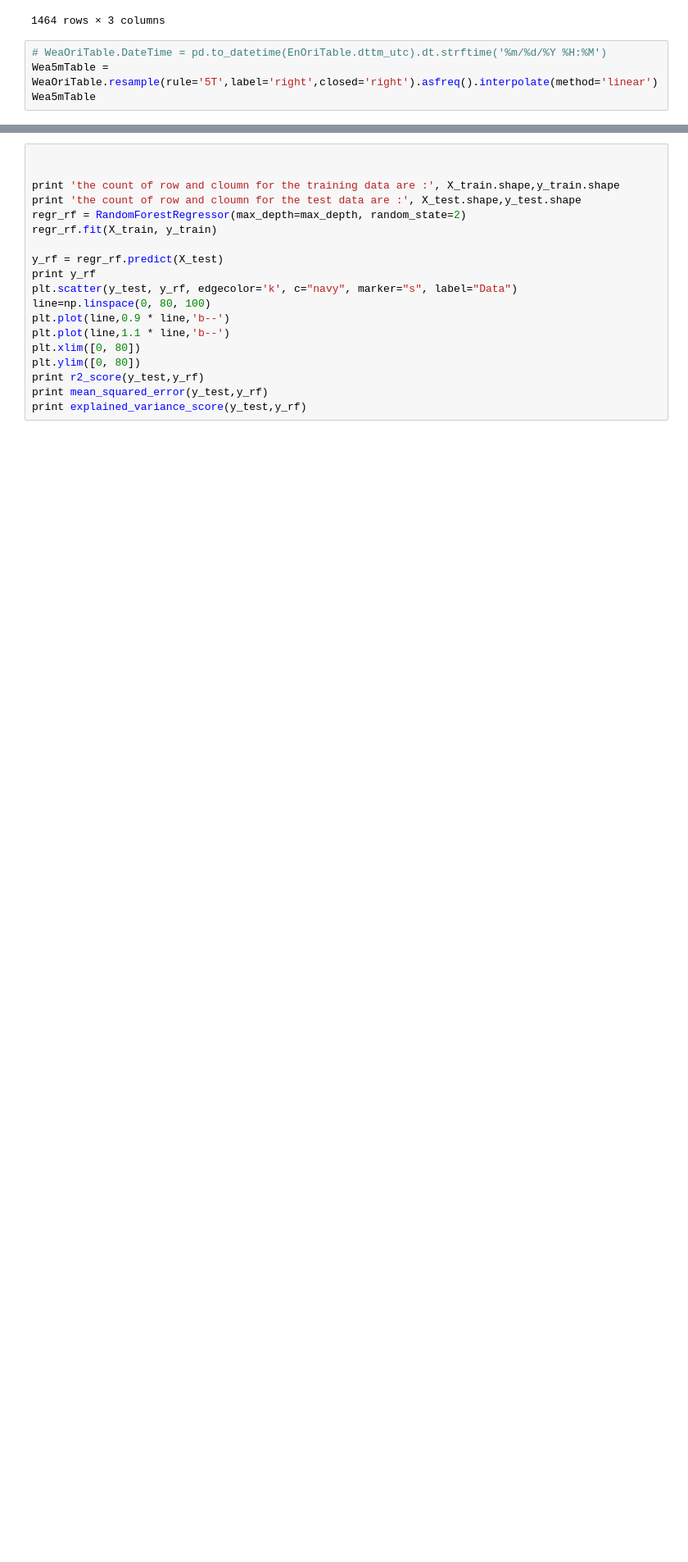
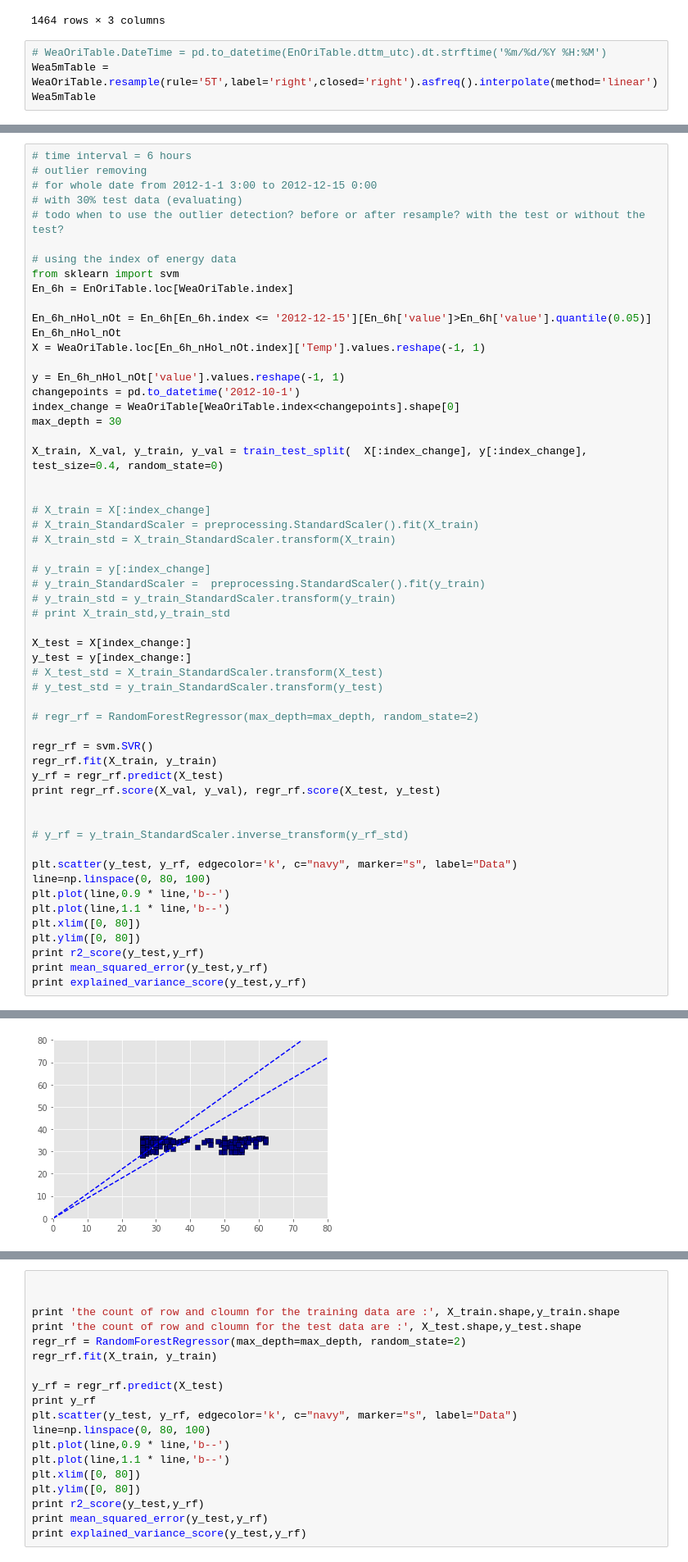
Before and after one commit to YPHu-IBDB/JupyterWorks, a Jupyter notebook: forResample.ipynb, the cells around one changed output, grey strips where cells are left out. Shown at 82% size. Drawn from its saved outputs; the diff is of its cells as text; blank space fills up the shorter version.

```diff
--- a/forResample.ipynb
+++ b/forResample.ipynb
@@ -122,0 +259,57 @@ DatetimeIndex(['2012-06-21 14:20:00', '2012-06-21 15:40:00',
+# %%
+# time interval = 6 hours
+# outlier removing
+# for whole date from 2012-1-1 3:00 to 2012-12-15 0:00
+# with 30% test data (evaluating)
+# todo when to use the outlier detection? before or after resample? with the test or without the test?
+
+# using the index of energy data
+from sklearn import svm
+En_6h = EnOriTable.loc[WeaOriTable.index]
+
+En_6h_nHol_nOt = En_6h[En_6h.index <= '2012-12-15'][En_6h['value']>En_6h['value'].quantile(0.05)]
+En_6h_nHol_nOt
+X = WeaOriTable.loc[En_6h_nHol_nOt.index]['Temp'].values.reshape(-1, 1)
+
+y = En_6h_nHol_nOt['value'].values.reshape(-1, 1)
+changepoints = pd.to_datetime('2012-10-1')
+index_change = WeaOriTable[WeaOriTable.index<changepoints].shape[0]
+max_depth = 30
+
+X_train, X_val, y_train, y_val = train_test_split(  X[:index_change], y[:index_change], test_size=0.4, random_state=0)
+
+
+# X_train = X[:index_change]
+# X_train_StandardScaler = preprocessing.StandardScaler().fit(X_train)
+# X_train_std = X_train_StandardScaler.transform(X_train)
+
+# y_train = y[:index_change]
+# y_train_StandardScaler =  preprocessing.StandardScaler().fit(y_train)
+# y_train_std = y_train_StandardScaler.transform(y_train)
+# print X_train_std,y_train_std
+
+X_test = X[index_change:]
+y_test = y[index_change:]
+# X_test_std = X_train_StandardScaler.transform(X_test)
+# y_test_std = y_train_StandardScaler.transform(y_test)
+
+# regr_rf = RandomForestRegressor(max_depth=max_depth, random_state=2)
+
+regr_rf = svm.SVR()
+regr_rf.fit(X_train, y_train)
+y_rf = regr_rf.predict(X_test)
+print regr_rf.score(X_val, y_val), regr_rf.score(X_test, y_test)
+
+
+# y_rf = y_train_StandardScaler.inverse_transform(y_rf_std)
+
+plt.scatter(y_test, y_rf, edgecolor='k', c="navy", marker="s", label="Data")
+line=np.linspace(0, 80, 100)
+plt.plot(line,0.9 * line,'b--')
+plt.plot(line,1.1 * line,'b--')
+plt.xlim([0, 80])
+plt.ylim([0, 80])
+print r2_score(y_test,y_rf)
+print mean_squared_error(y_test,y_rf)
+print explained_variance_score(y_test,y_rf)
+# %% [output]
@@ -122,0 +320 @@ DatetimeIndex(['2012-06-21 14:20:00', '2012-06-21 15:40:00',
+[figure, added]
```
Also changed, not shown: parts of 14 cells of this notebook.
